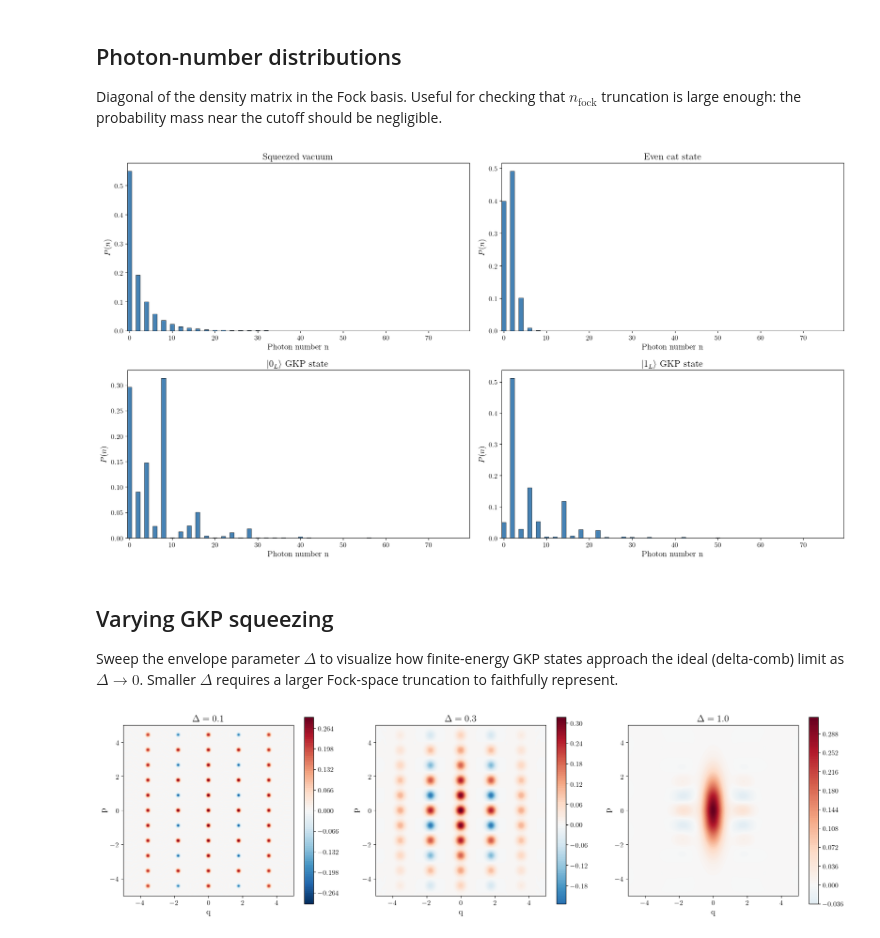
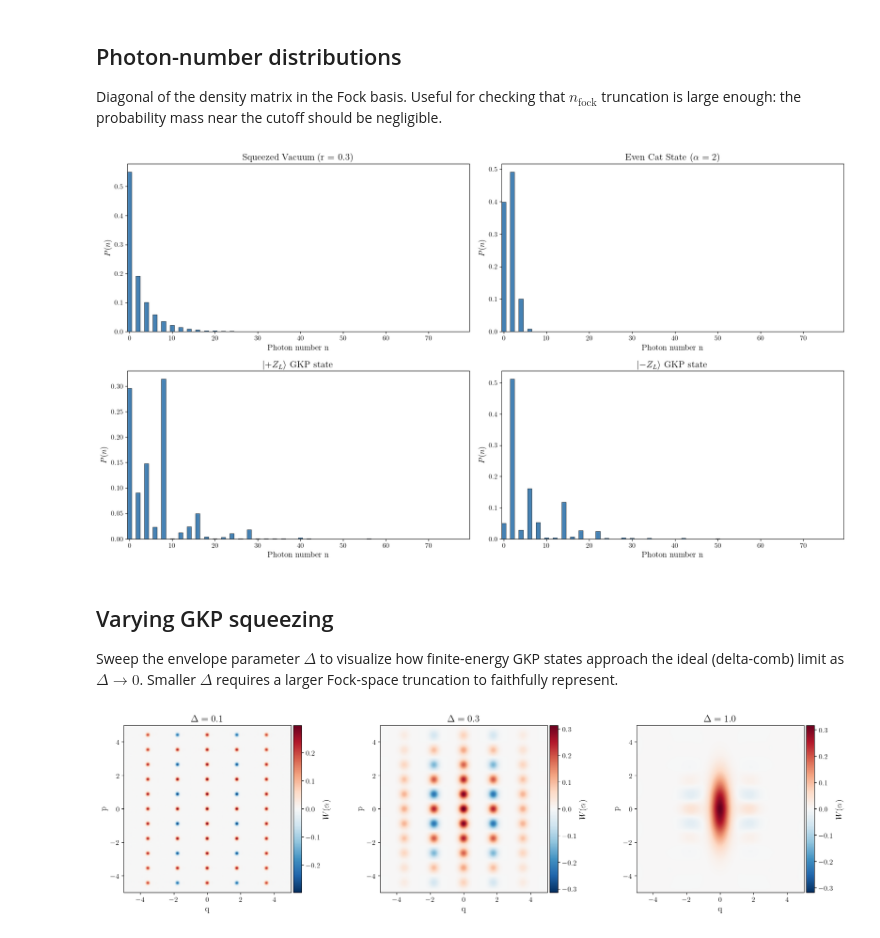
Before and after one commit to aidancurtis/gkp-optimal-control, a Jupyter notebook: notebooks/foundations/understanding_gkp.ipynb, the cells around one changed output. Cells and saved outputs as stored; diff of their text form; code cells hidden in the pictures.

```diff
--- a/notebooks/foundations/understanding_gkp.ipynb
+++ b/notebooks/foundations/understanding_gkp.ipynb
@@ -28,16 +35,16 @@ The lattice spacings $\alpha = \sqrt{\pi/2}$ and $\beta = i\sqrt{\pi/2}$ define
 n_fock = 80
 gkp_delta = 0.3
 gkp_cutoff = 10
-gkp_alpha = np.sqrt(np.pi / 2)
-gkp_beta = np.sqrt(np.pi / 2) * 1j
+gkp_alpha = jnp.sqrt(np.pi / 2)
+gkp_beta = jnp.sqrt(np.pi / 2) * 1j
 
-vac = qt.basis(n_fock, 0)
+vac = fock_state(n_fock, 0)
 
 gkp_0, gkp_1 = gkp_states(n_fock, gkp_alpha, gkp_beta, gkp_delta, gkp_cutoff)
 even_cat, _ = cat_states(n_fock, gkp_alpha)
-squeezed_state = qt.squeeze(n_fock, -np.log(gkp_delta)) * vac
+squeezed_state = squeezed_vacuum(n_fock, -jnp.log(gkp_delta))
 
-input_squeezing_db = -10 * np.log10(gkp_delta**2)
+input_squeezing_db = -10 * jnp.log10(gkp_delta**2)
 print(f"Effective GKP squeezing: {input_squeezing_db:.2f} dB")
 # %% [output]
 Effective GKP squeezing: 10.46 dB
@@ -90,42 +105,51 @@ Diagonal of the density matrix in the Fock basis. Useful for checking that $n_{\
 # %%
 fig, axes = plt.subplots(2, 2, figsize=(18, 10))
 
-plot_photon_number(squeezed_state, ax=axes[0, 0], title="Squeezed vacuum")
-plot_photon_number(even_cat, ax=axes[0, 1], title="Even cat state")
-plot_photon_number(gkp_0, ax=axes[1, 0], title=r"$\ket{0_L}$ GKP state")
-plot_photon_number(gkp_1, ax=axes[1, 1], title=r"$\ket{1_L}$ GKP state")
+plot_photon_number(squeezed_state, ax=axes[0, 0], title=f"Squeezed Vacuum (r = {gkp_delta})")
+plot_photon_number(even_cat, ax=axes[0, 1], title=r"Even Cat State ($\alpha = 2$)")
+plot_photon_number(gkp_0, ax=axes[1, 0], title=r"$\ket{+Z_L}$ GKP state")
+plot_photon_number(gkp_1, ax=axes[1, 1], title=r"$\ket{-Z_L}$ GKP state")
 
 fig.tight_layout()
 fig.savefig("../../figs/foundations/bosonic_states_photon_distributions.pdf", bbox_inches="tight")
 plt.show()
 # %% [output]
-[figure, old version]
+[figure, new version]
 # %% [markdown]
 ## Varying GKP squeezing
 
 Sweep the envelope parameter $\Delta$ to visualize how finite-energy GKP states approach the ideal (delta-comb) limit as $\Delta \to 0$. Smaller $\Delta$ requires a larger Fock-space truncation to faithfully represent.
 # %%
-deltas = [0.1, 0.3, 1.0]
+deltas = jnp.array([0.1, 0.3, 1.0])
+
 sweep_cutoff = 10
 n_fock_min = 80
+n_fock_sweep = max(int(-np.log(float(jnp.min(deltas))) * 100), n_fock_min)
+
+# vmap directly over gkp_states now that it returns a plain JAX array.
+gkp_0_batch, gkp_1_batch = jax.vmap(
+    lambda d: gkp_states(n_fock_sweep, gkp_alpha, gkp_beta, d, sweep_cutoff),
+)(deltas)
+
+# wigner_trajectory handles a (T, n_fock) batch of kets in a single batched
+# einsum against a cached parity kernel.
+xvec, yvec, wigner_batch = wigner_trajectory(
+    gkp_0_batch, x_bound=5.0, y_bound=5.0, grid_points=200
+)
 
 fig, axes = plt.subplots(1, len(deltas), figsize=(18, 5))
 
-for ax, delta in zip(axes, deltas):
-    n_fock_sweep = max(int(-np.log(delta) * 100), n_fock_min)
-    gkp_0_sweep, _ = gkp_states(
-        n_fock_sweep, gkp_alpha, gkp_beta, delta, sweep_cutoff
-    )
+for i, delta in enumerate(deltas):
     plot_wigner(
-        gkp_0_sweep,
-        x_bound=5,
-        y_bound=5,
-        ax=ax,
-        title=rf"$\Delta = {delta}$",
+        wigner=wigner_batch[i],
+        xvec=xvec,
+        yvec=yvec,
+        ax=axes[i],
+        title=rf"$\Delta = {float(delta)}$",
     )
 
 fig.tight_layout()
-fig.savefig("../../figs/foundations/gkp_diff_squeezing_wigners.pdf", bbox_inches="tight")
+fig.savefig("../../figs/foundations/gkp_different_squeezing_wigners.pdf", bbox_inches="tight")
 plt.show()
 # %% [output]
-[figure, old version]
+[figure, new version]
```
Also changed, not shown: parts of 4 cells of this notebook, 13 other files.
